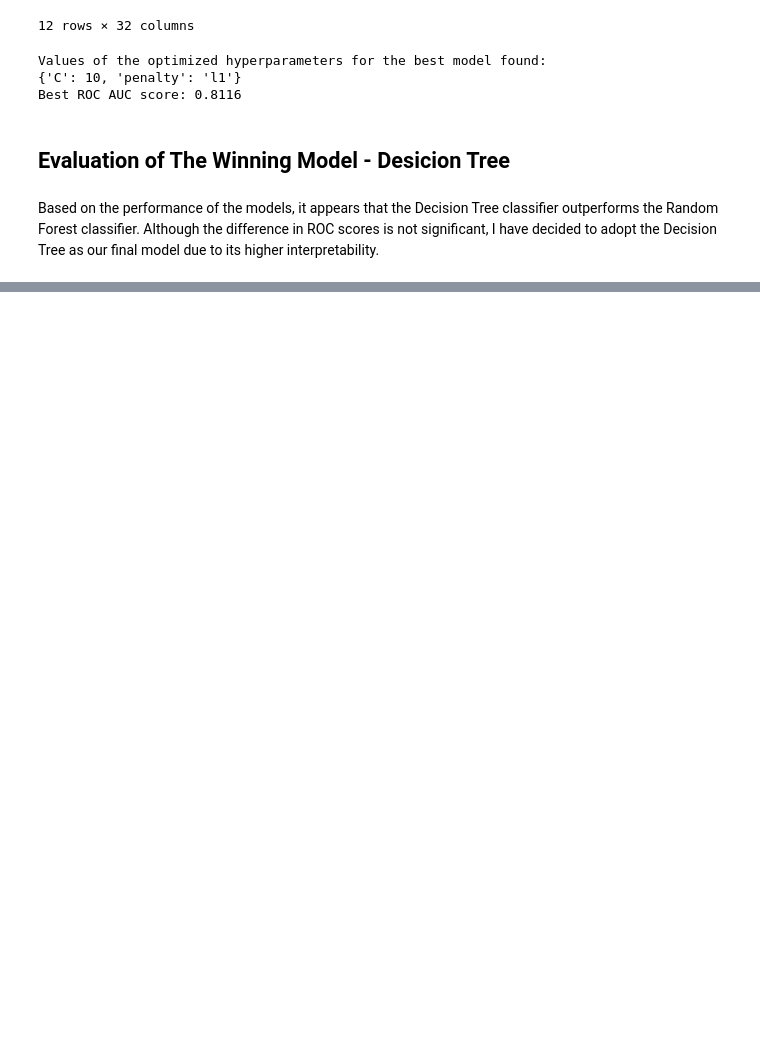
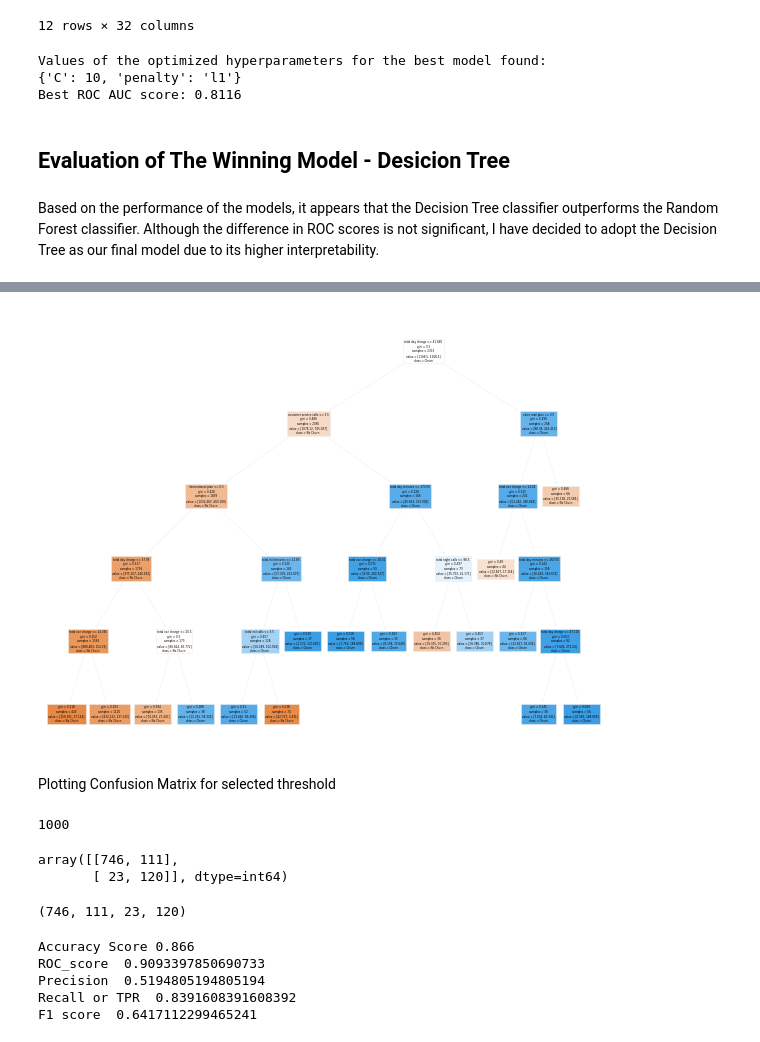
Before and after one commit to Terry1506/Phase-3-Project, a Jupyter notebook: index.ipynb, the cells around one changed output, grey strips where cells are left out. Drawn from its saved outputs; the diff is of its cells as text; code cells hidden in the pictures; blank space fills up the shorter version.

```diff
--- a/index.ipynb
+++ b/index.ipynb
@@ -655,0 +758,54 @@ Based on the performance of the models, it appears that the Decision Tree classi
+# %%
+# Visualizing Decision Tree
+
+from sklearn.tree import plot_tree
+plt.figure(figsize=(10, 8))
+plot_tree(model_tree_f, filled=True, feature_names=X.columns, class_names=['No Churn', 'Churn'])
+plt.show()
+# %% [output]
+[figure, added]
+# %% [markdown]
+Plotting Confusion Matrix for selected threshold
+# %%
+# creating a new list with threshold 0.53 separating churn 1 and non-churn 0
+probs_list_test = model_tree_f.predict_proba(X_test)[:,1]
+
+final_res =[]
+for x in probs_list_test:
+    if x > 0.3476364904936333:
+        final_res.append(1)
+    else:
+        final_res.append(0)
+final_res
+len(final_res)
+# %% [output]
+1000
+# %%
+# plotting the confusion matrix for the .53 threshold
+confusion_matrix(y_test, final_res)
+# %% [output]
+array([[746, 111],
+       [ 23, 120]], dtype=int64)
+# %%
+# listing all the TN, FP, FN, TP
+tn, fp, fn, tp = confusion_matrix(y_test, final_res).ravel()
+tn, fp, fn, tp
+# %% [output]
+(746, 111, 23, 120)
+# %%
+# evaluating performance on this specific confusion matrix
+accuracy = print('Accuracy Score', accuracy_score(y_test, final_res))
+roc_score = print('ROC_score ', roc_auc_score(y_test, y_hat_decision_tree))
+precision = print('Precision ', precision_score(y_test, final_res))
+recall= print('Recall or TPR ', recall_score(y_test, final_res))
+f1__score = print('F1 score ', f1_score(y_test, final_res))
+
+# power
+# alpha
+# precision
+# %% [output]
+Accuracy Score 0.866
+ROC_score  0.9093397850690733
+Precision  0.5194805194805194
+Recall or TPR  0.8391608391608392
+F1 score  0.6417112299465241
```
Also changed, not shown: parts of 8 cells of this notebook.
